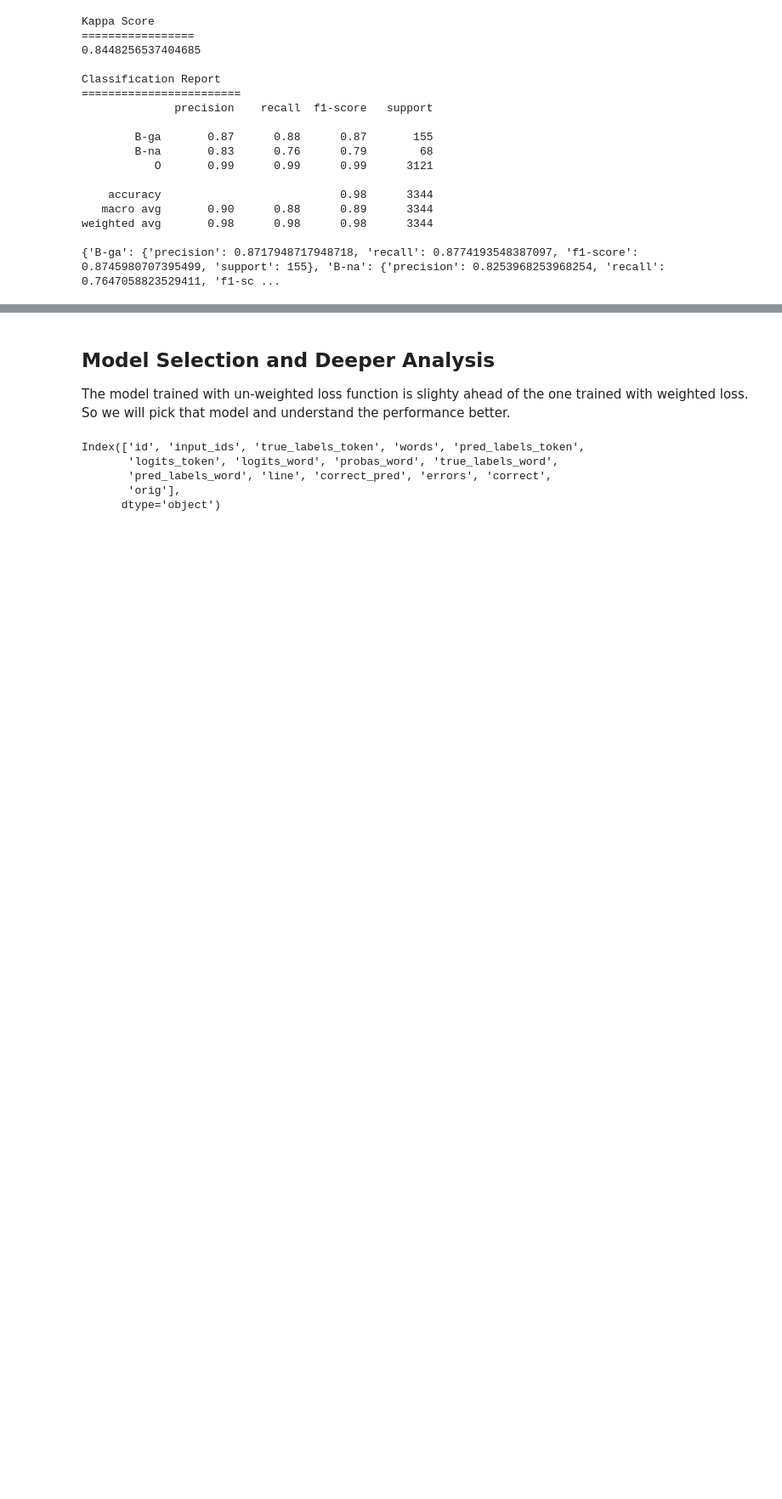
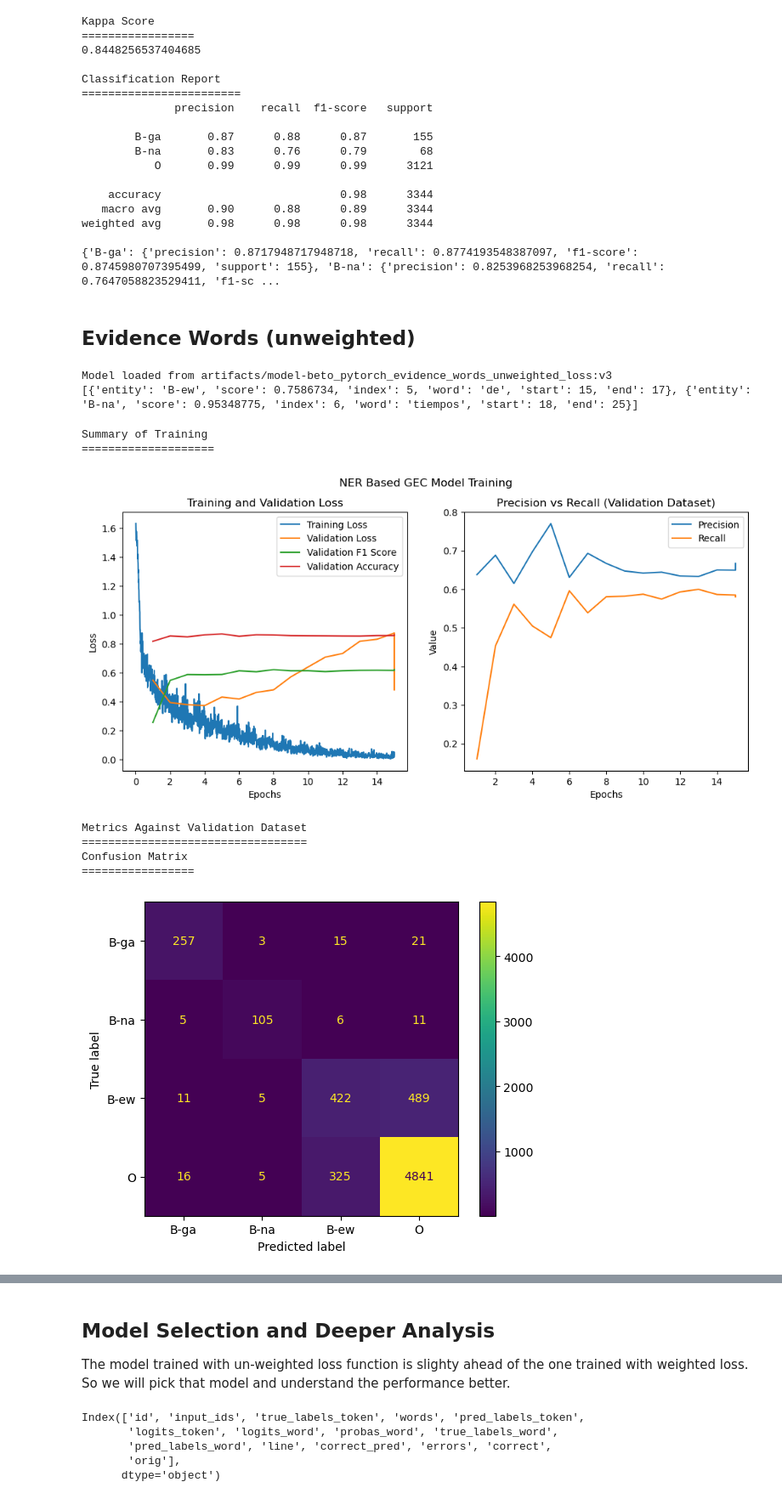
Before and after one commit to team-langbot/model_gec, a Jupyter notebook: pytorch_gec_bert_plain.ipynb, the cells around one changed output, grey strips where cells are left out. Shown at 85% size. Cells and saved outputs as stored; diff of their text form; code cells hidden in the pictures; blank space fills up the shorter version.

```diff
--- a/pytorch_gec_bert_plain.ipynb
+++ b/pytorch_gec_bert_plain.ipynb
@@ -113,8 +115,9 @@ WANDB_EXP_NAME_PREFIX = f'beto_pytorch_evidence_words'
 
 os.environ["OPENAI_API_KEY"] = ''
 CHATGPT_MODEL_NAME = 'gpt-3.5-turbo-1106'
-UNWEIGHTED_TRAINING_REPORT_LOC = 'training_report/ew_unweighted_loss'
-WEIGHTED_TRAINING_REPORT_LOC = 'training_report/ew_weighted_loss'
+EW_UNWEIGHTED_TRAINING_REPORT_LOC = 'training_report/ew_unweighted_loss'
+UNWEIGHTED_TRAINING_REPORT_LOC = 'training_report/unweighted_loss'
+WEIGHTED_TRAINING_REPORT_LOC = 'training_report/weighted_loss'
 
 seqeval = evaluate.load("seqeval")
 # %%
@@ -886,3 +889,23 @@ Classification Report
 weighted avg       0.98      0.98      0.98      3344
 
 {'B-ga': {'precision': 0.8717948717948718, 'recall': 0.8774193548387097, 'f1-score': 0.8745980707395499, 'support': 155}, 'B-na': {'precision': 0.8253968253968254, 'recall': 0.7647058823529411, 'f1-sc ...
+# %% [markdown]
+## Evidence Words (unweighted)
+# %%
+model_unweighted, tokenizer_unweighted, df_test_result_unweighted = validate_run(
+    run_configs['ew_unweighted_loss']['wandb_artifact'],
+    run_configs['ew_unweighted_loss']['training_report_loc'],
+    label_list=main_args.label_list,
+    id2label=main_args.id2label,
+    redownload_model=False)
+# %% [output]
+Model loaded from artifacts/model-beto_pytorch_evidence_words_unweighted_loss:v3
+[{'entity': 'B-ew', 'score': 0.7586734, 'index': 5, 'word': 'de', 'start': 15, 'end': 17}, {'entity': 'B-na', 'score': 0.95348775, 'index': 6, 'word': 'tiempos', 'start': 18, 'end': 25}]
+Summary of Training
+====================
+[figure, added]
+Metrics Against Validation Dataset
+==================================
+Confusion Matrix
+=================
+[figure, added]
```
Also changed, not shown: parts of 12 cells of this notebook, 5 other files.
